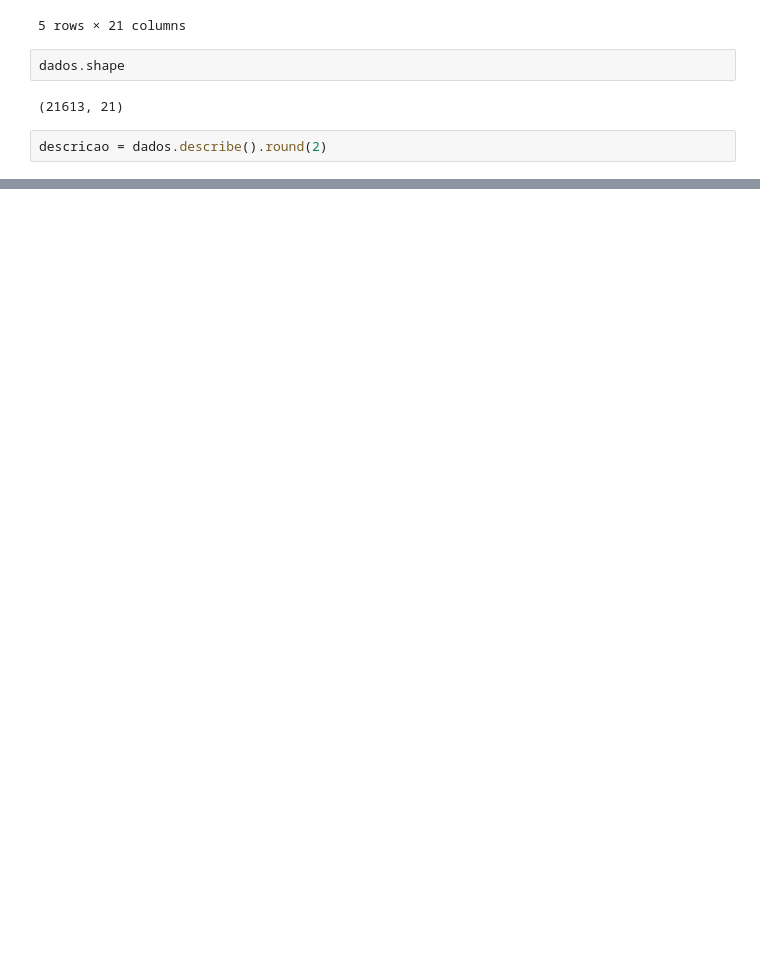
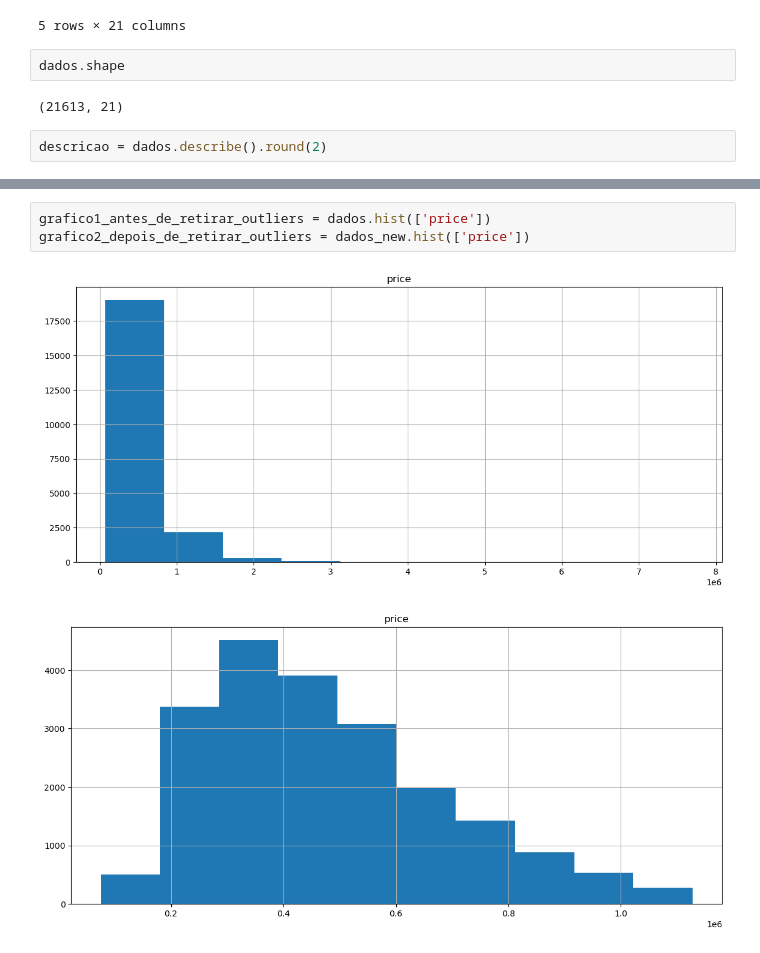
Before and after one commit to rodrigoalmeida2/Data-Science, a Jupyter notebook: projetos python/Casas/Análise de dados.ipynb, the cells around one changed output, grey strips where cells are left out. Drawn from its saved outputs; the diff is of its cells as text; blank space fills up the shorter version.

```diff
--- a/projetos python/Casas/Análise de dados.ipynb
+++ b/projetos python/Casas/Análise de dados.ipynb
@@ -43,0 +75,6 @@ ax
+# %%
+grafico1_antes_de_retirar_outliers = dados.hist(['price'])
+grafico2_depois_de_retirar_outliers = dados_new.hist(['price'])
+# %% [output]
+[figure, added]
+[figure, added]
```
Also changed, not shown: parts of 10 cells of this notebook, 2 other files.
